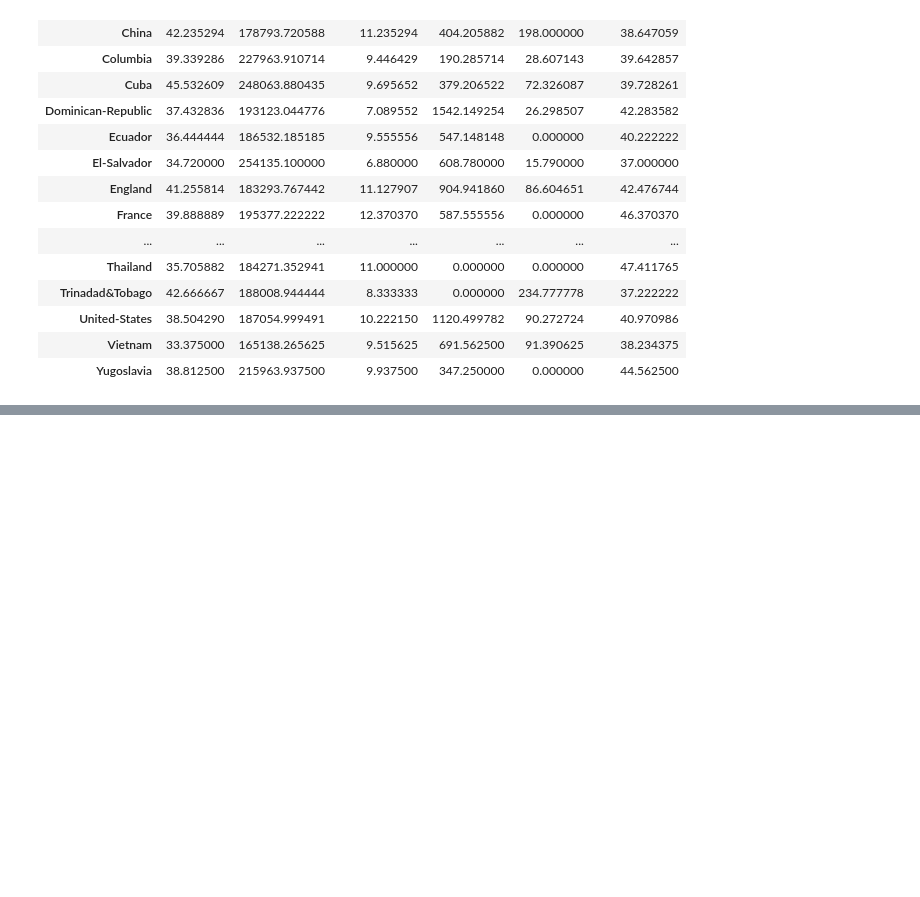
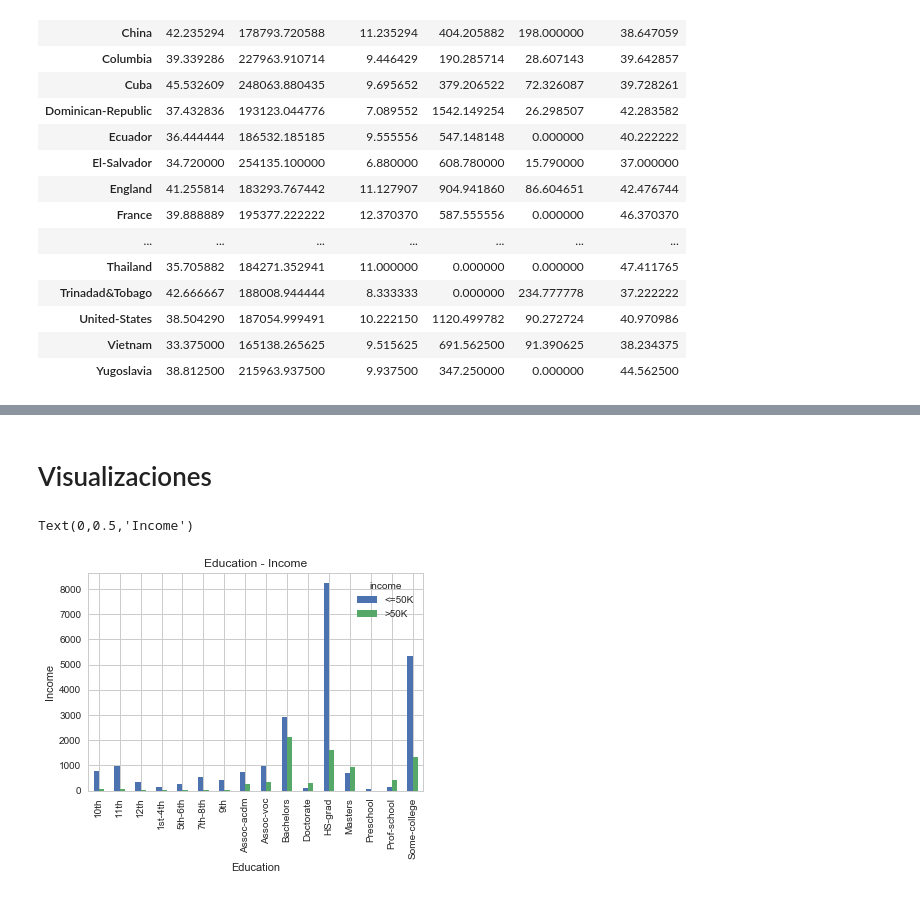
Before and after one commit to fepineda/AnalisisCensos, a Jupyter notebook: RegresionLogisticav2.ipynb, the cells around one changed output, grey strips where cells are left out. Drawn from its saved outputs; the diff is of its cells as text; code cells hidden in the pictures; blank space fills up the shorter version.

```diff
--- a/RegresionLogisticav2.ipynb
+++ b/RegresionLogisticav2.ipynb
@@ -199,0 +211,11 @@ data_limpia.groupby("native.country").mean()
+# %% [markdown]
+# Visualizaciones
+# %%
+#Educacion vs income para ver cual afecta mas, al ser muy alta puede ser un buen predictor
+pd.crosstab(data_limpia.education, data_limpia.income).plot(kind="bar")
+plt.title("Education - Income")
+plt.xlabel("Education")
+plt.ylabel("Income")
+# %% [output]
+Text(0,0.5,'Income')
+[figure, added]
```
Also changed, not shown: parts of 6 cells of this notebook.
